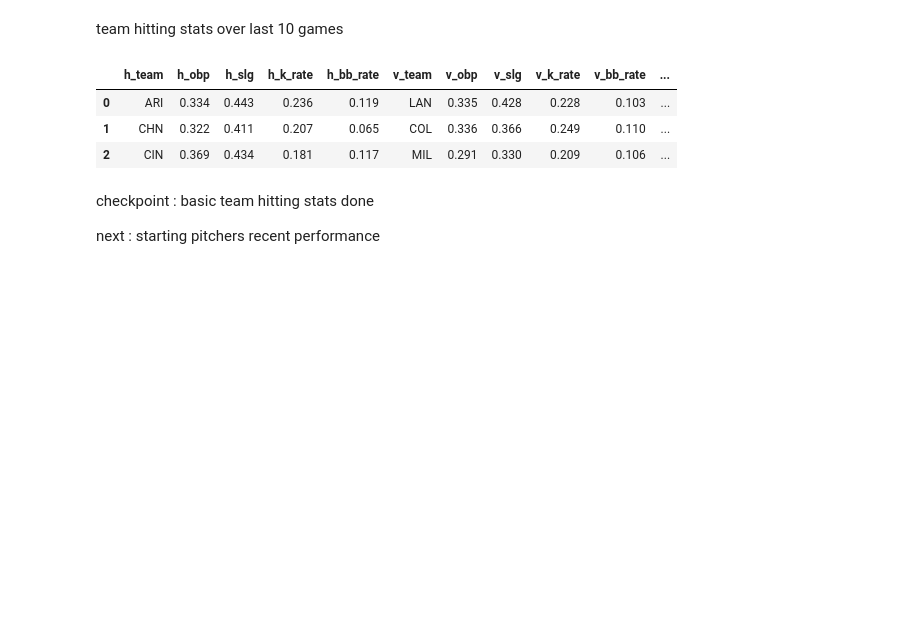
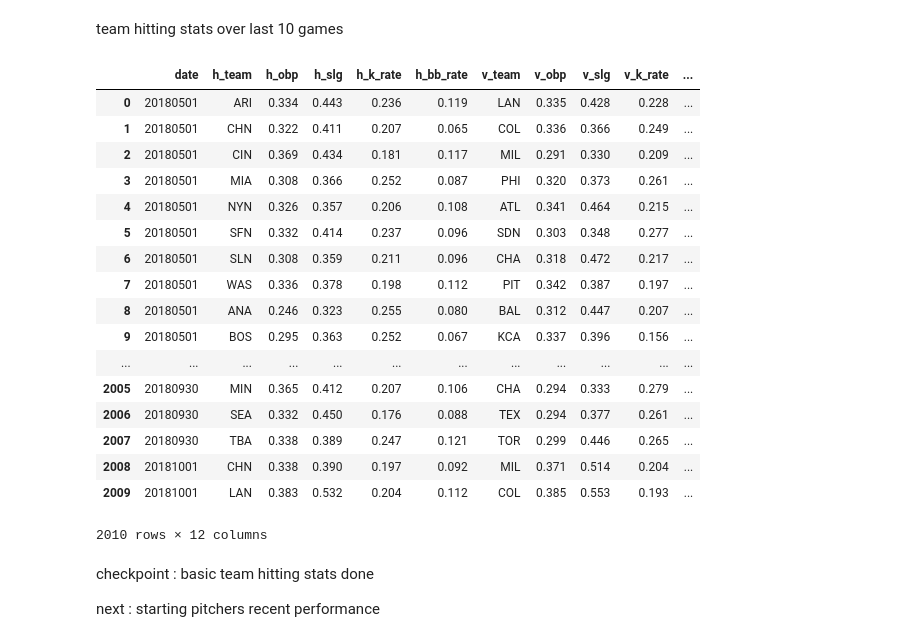
Before and after one commit to jwu1005/project_4741, a Jupyter notebook: data_explore.ipynb, the cells around one changed output. Saved outputs shown, nothing was run; the diff lists cells and outputs as text; code cells hidden in the pictures; blank space fills up the shorter version.

```diff
--- a/data_explore.ipynb
+++ b/data_explore.ipynb
@@ -112,7 +112,7 @@ look_back = 10 # how many games to look back
 keep_2018 = bs_2018_cut.loc[bs_2018_cut['date']>=cutoff_day]
 
 # columns for hitting dataframe
-hitting_col = ['h_team','h_obp','h_slg','h_k_rate','h_bb_rate','v_team','v_obp','v_slg','v_k_rate','v_bb_rate']
+hitting_col = ['date','h_team','h_obp','h_slg','h_k_rate','h_bb_rate','v_team','v_obp','v_slg','v_k_rate','v_bb_rate']
 y_col = ['home_win']
 hitting_2018 = pd.DataFrame(columns=(hitting_col+y_col))
 
@@ -121,13 +121,13 @@ hit_stats = list(keep_2018.columns.values[9:26])
 for i in range(len(hit_stats)):
     hit_stats[i] = hit_stats[i][2:]
 
-#for i in range(keep_2018.shape[0]):
-for i in range(3):
+for i in range(keep_2018.shape[0]):
     game = keep_2018.iloc[i,:]
     teams = ['v_', 'h_']
 
     # to be used to add new row to hitting dataframe
     new_row_dict = {}
+    new_row_dict['date'] = game['date']
     new_row_dict['home_win'] = int(game['h_score']>game['v_score'])
     new_row_dict['h_team'] = game['h_team']
     new_row_dict['v_team'] = game['v_team']
@@ -174,12 +174,26 @@ for i in range(3):
 
     hitting_2018 = hitting_2018.append(new_row_dict, ignore_index=True)
 # %%
-hitting_2018.head()
+hitting_2018
 # %% [output]
-|  | h_team | h_obp | h_slg | h_k_rate | h_bb_rate | v_team | v_obp | v_slg | v_k_rate | v_bb_rate | ... |
-| 0 | ARI | 0.334 | 0.443 | 0.236 | 0.119 | LAN | 0.335 | 0.428 | 0.228 | 0.103 | ... |
-| 1 | CHN | 0.322 | 0.411 | 0.207 | 0.065 | COL | 0.336 | 0.366 | 0.249 | 0.110 | ... |
-| 2 | CIN | 0.369 | 0.434 | 0.181 | 0.117 | MIL | 0.291 | 0.330 | 0.209 | 0.106 | ... |
+|  | date | h_team | h_obp | h_slg | h_k_rate | h_bb_rate | v_team | v_obp | v_slg | v_k_rate | ... |
+| 0 | 20180501 | ARI | 0.334 | 0.443 | 0.236 | 0.119 | LAN | 0.335 | 0.428 | 0.228 | ... |
+| 1 | 20180501 | CHN | 0.322 | 0.411 | 0.207 | 0.065 | COL | 0.336 | 0.366 | 0.249 | ... |
+| 2 | 20180501 | CIN | 0.369 | 0.434 | 0.181 | 0.117 | MIL | 0.291 | 0.330 | 0.209 | ... |
+| 3 | 20180501 | MIA | 0.308 | 0.366 | 0.252 | 0.087 | PHI | 0.320 | 0.373 | 0.261 | ... |
+| 4 | 20180501 | NYN | 0.326 | 0.357 | 0.206 | 0.108 | ATL | 0.341 | 0.464 | 0.215 | ... |
+| 5 | 20180501 | SFN | 0.332 | 0.414 | 0.237 | 0.096 | SDN | 0.303 | 0.348 | 0.277 | ... |
+| 6 | 20180501 | SLN | 0.308 | 0.359 | 0.211 | 0.096 | CHA | 0.318 | 0.472 | 0.217 | ... |
+| 7 | 20180501 | WAS | 0.336 | 0.378 | 0.198 | 0.112 | PIT | 0.342 | 0.387 | 0.197 | ... |
+| 8 | 20180501 | ANA | 0.246 | 0.323 | 0.255 | 0.080 | BAL | 0.312 | 0.447 | 0.207 | ... |
+| 9 | 20180501 | BOS | 0.295 | 0.363 | 0.252 | 0.067 | KCA | 0.337 | 0.396 | 0.156 | ... |
+| ... | ... | ... | ... | ... | ... | ... | ... | ... | ... | ... | ... |
+| 2005 | 20180930 | MIN | 0.365 | 0.412 | 0.207 | 0.106 | CHA | 0.294 | 0.333 | 0.279 | ... |
+| 2006 | 20180930 | SEA | 0.332 | 0.450 | 0.176 | 0.088 | TEX | 0.294 | 0.377 | 0.261 | ... |
+| 2007 | 20180930 | TBA | 0.338 | 0.389 | 0.247 | 0.121 | TOR | 0.299 | 0.446 | 0.265 | ... |
+| 2008 | 20181001 | CHN | 0.338 | 0.390 | 0.197 | 0.092 | MIL | 0.371 | 0.514 | 0.204 | ... |
+| 2009 | 20181001 | LAN | 0.383 | 0.532 | 0.204 | 0.112 | COL | 0.385 | 0.553 | 0.193 | ... |
+2010 rows × 12 columns
 # %% [markdown]
 checkpoint : basic team hitting stats done
 
```
Also changed, not shown: parts of 6 cells of this notebook, 2 other files.
